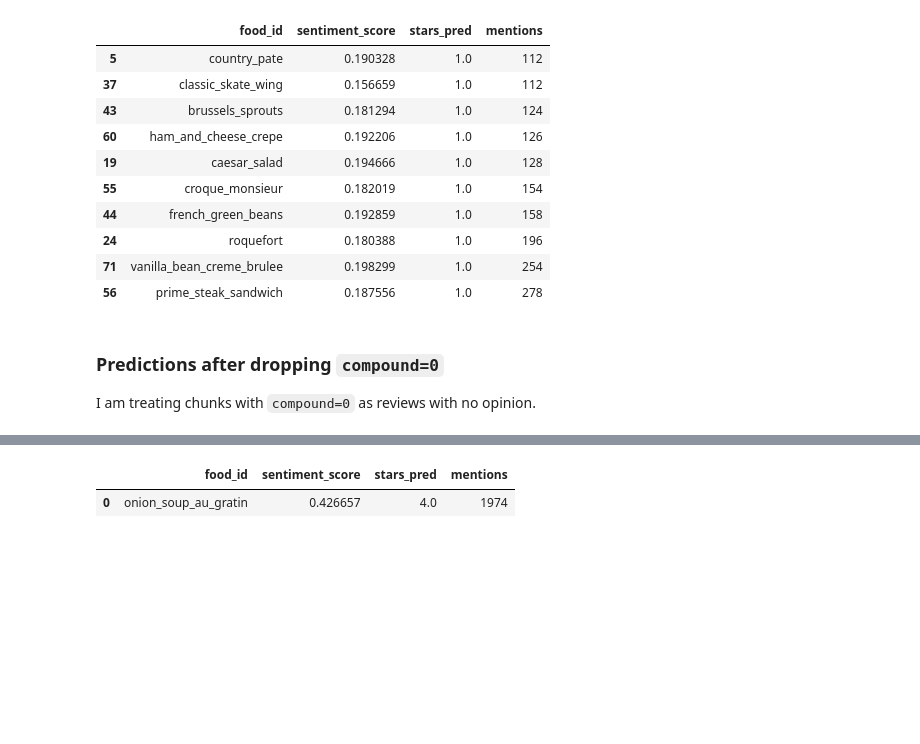
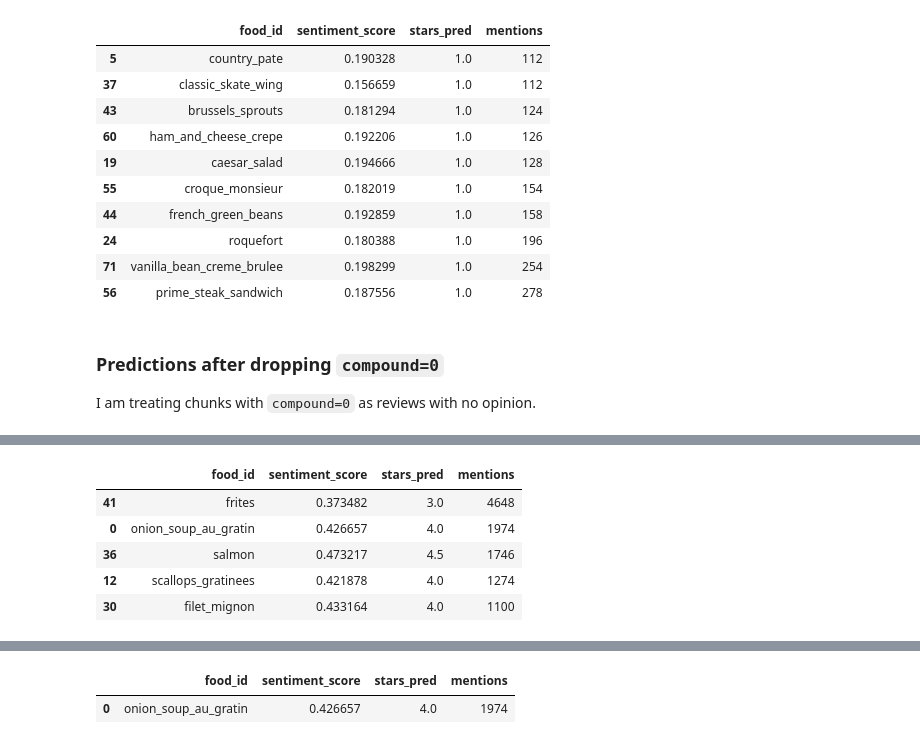
Before and after one commit to rkkwan/rating-yelp-features, a Jupyter notebook: code/05.1-rating-dishes.ipynb, the cells around one changed output, grey strips where cells are left out. Drawn from its saved outputs; the diff is of its cells as text; code cells hidden in the pictures; blank space fills up the shorter version.

```diff
--- a/code/05-rating-dishes.ipynb
+++ b/code/05.1-rating-dishes.ipynb
@@ -596,0 +610,9 @@ sentiment_df2.to_csv('../data/predictions/sentiment_df_subjective.csv')
+# %%
+sentiment_df2.nlargest(5, 'mentions')
+# %% [output]
+|  | food_id | sentiment_score | stars_pred | mentions |
+| 41 | frites | 0.373482 | 3.0 | 4648 |
+| 0 | onion_soup_au_gratin | 0.426657 | 4.0 | 1974 |
+| 36 | salmon | 0.473217 | 4.5 | 1746 |
+| 12 | scallops_gratinees | 0.421878 | 4.0 | 1274 |
+| 30 | filet_mignon | 0.433164 | 4.0 | 1100 |
```
Also changed, not shown: parts of 15 cells of this notebook, 6 other files.
